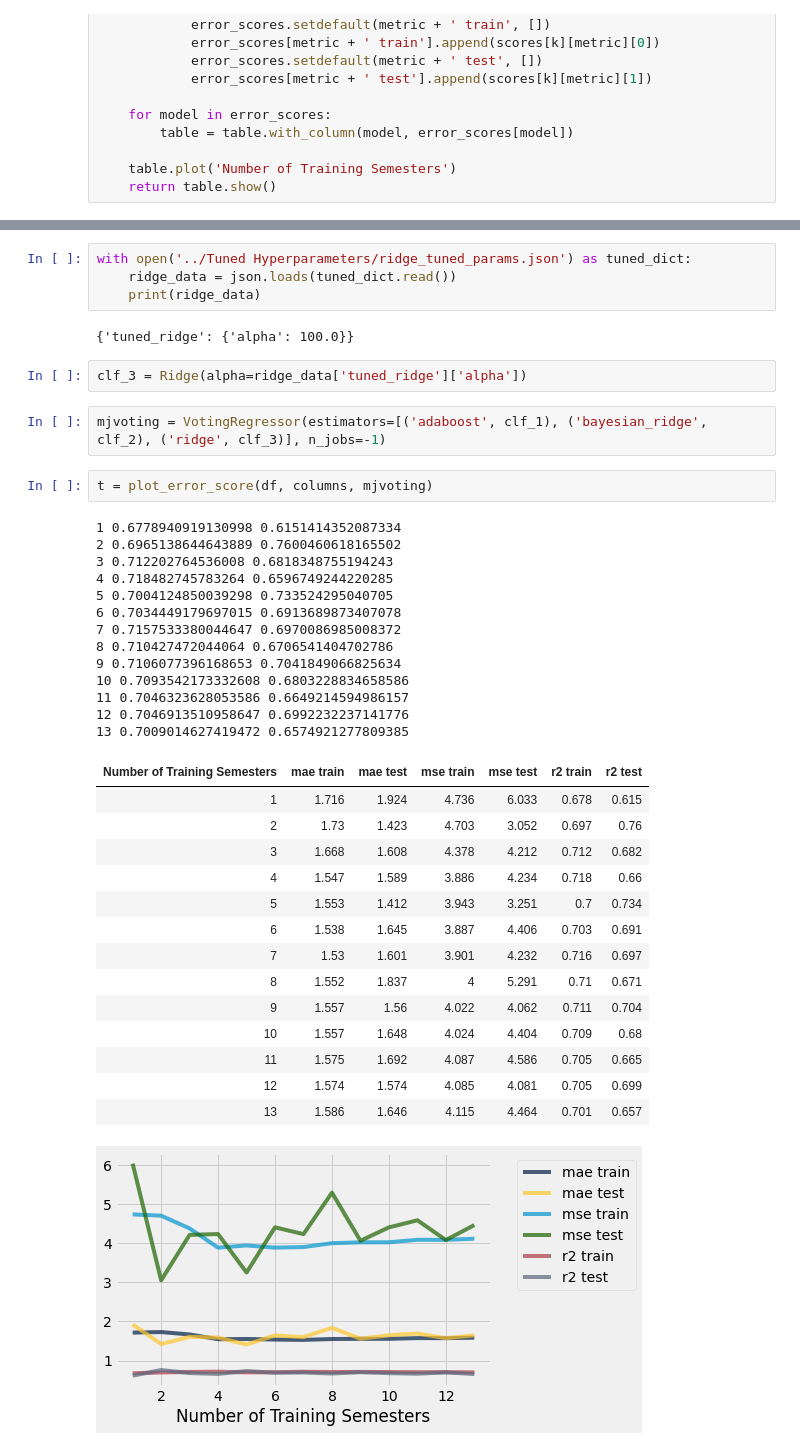
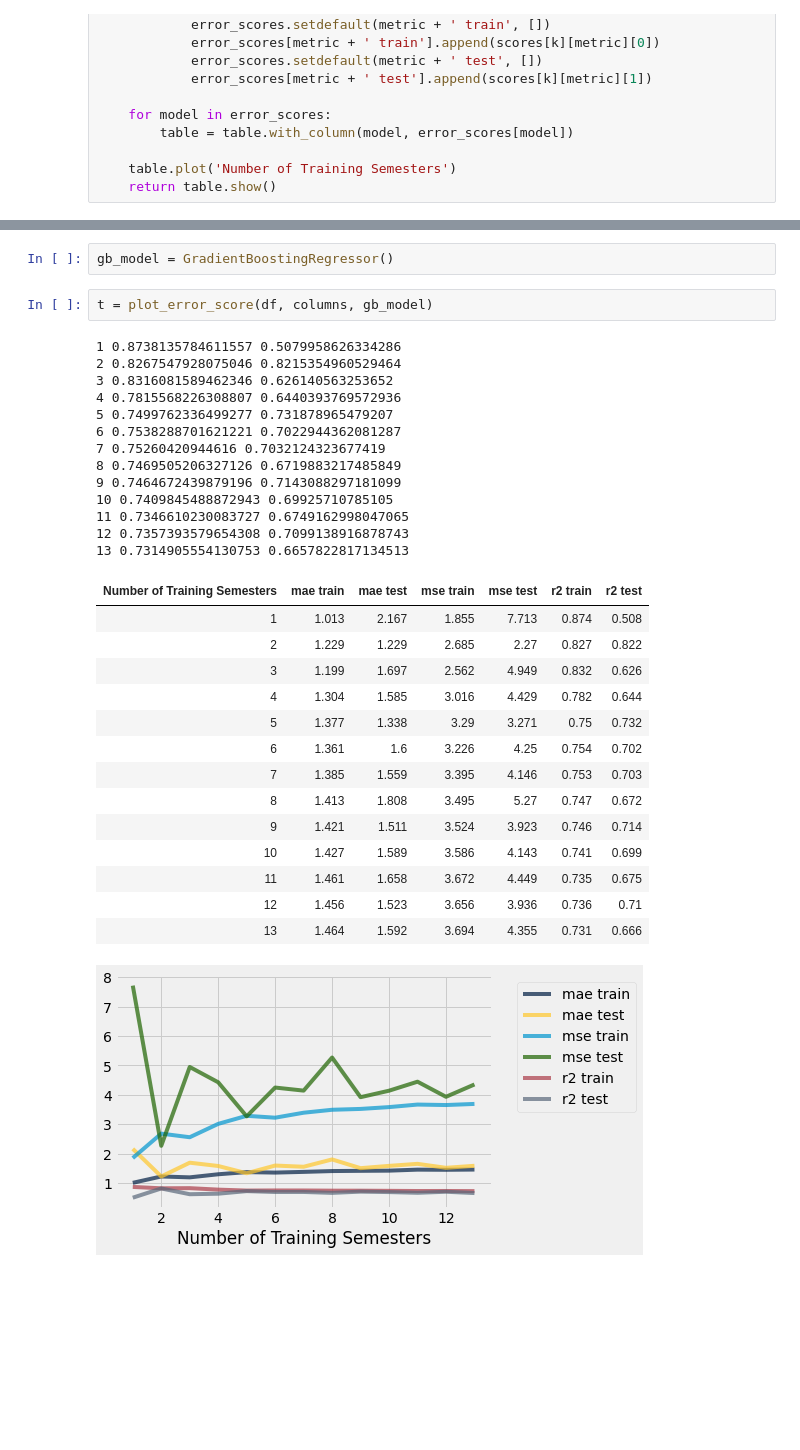
Before and after one commit to ali0jn/Smart-Advisor, a Jupyter notebook: data_mining/Ensemble Models/Gradient Boosting Regressor.ipynb, the cells around one changed output, grey strips where cells are left out. Saved outputs shown, nothing was run; the diff lists cells and outputs as text; blank space fills up the shorter version.

```diff
--- a/data_mining/Ensemble Models/Majority Voting Analysis.ipynb
+++ b/data_mining/Ensemble Models/Gradient Boosting Regressor.ipynb
@@ -204,43 +184,35 @@ clf_2 = BayesianRidge(alpha_1=bayesian_data['tuned_bayesian']['alpha_1'],
-# %%
-with open('../Tuned Hyperparameters/ridge_tuned_params.json') as tuned_dict:
-    ridge_data = json.loads(tuned_dict.read())
-    print(ridge_data)
-# %% [output]
-{'tuned_ridge': {'alpha': 100.0}}
-# %%
-clf_3 = Ridge(alpha=ridge_data['tuned_ridge']['alpha'])
-# %%
-mjvoting = VotingRegressor(estimators=[('adaboost', clf_1), ('bayesian_ridge', clf_2), ('ridge', clf_3)], n_jobs=-1)
+# %%
+gb_model = GradientBoostingRegressor()
 # %%
-t = plot_error_score(df, columns, mjvoting)
+t = plot_error_score(df, columns, gb_model)
 # %% [output]
-1 0.6778940919130998 0.6151414352087334
-2 0.6965138644643889 0.7600460618165502
-3 0.712202764536008 0.6818348755194243
-4 0.718482745783264 0.6596749244220285
-5 0.7004124850039298 0.733524295040705
-6 0.7034449179697015 0.6913689873407078
-7 0.7157533380044647 0.6970086985008372
-8 0.710427472044064 0.6706541404702786
-9 0.7106077396168653 0.7041849066825634
-10 0.7093542173332608 0.6803228834658586
-11 0.7046323628053586 0.6649214594986157
-12 0.7046913510958647 0.6992232237141776
-13 0.7009014627419472 0.6574921277809385
+1 0.8738135784611557 0.5079958626334286
+2 0.8267547928075046 0.8215354960529464
+3 0.8316081589462346 0.626140563253652
+4 0.7815568226308807 0.6440393769572936
+5 0.7499762336499277 0.731878965479207
+6 0.7538288701621221 0.7022944362081287
+7 0.75260420944616 0.7032124323677419
+8 0.7469505206327126 0.6719883217485849
+9 0.7464672439879196 0.7143088297181099
+10 0.7409845488872943 0.69925710785105
+11 0.7346610230083727 0.6749162998047065
+12 0.7357393579654308 0.7099138916878743
+13 0.7314905554130753 0.6657822817134513
 | Number of Training Semesters | mae train | mae test | mse train | mse test | r2 train | r2 test |
-| 1 | 1.716 | 1.924 | 4.736 | 6.033 | 0.678 | 0.615 |
-| 2 | 1.73 | 1.423 | 4.703 | 3.052 | 0.697 | 0.76 |
-| 3 | 1.668 | 1.608 | 4.378 | 4.212 | 0.712 | 0.682 |
-| 4 | 1.547 | 1.589 | 3.886 | 4.234 | 0.718 | 0.66 |
-| 5 | 1.553 | 1.412 | 3.943 | 3.251 | 0.7 | 0.734 |
-| 6 | 1.538 | 1.645 | 3.887 | 4.406 | 0.703 | 0.691 |
-| 7 | 1.53 | 1.601 | 3.901 | 4.232 | 0.716 | 0.697 |
-| 8 | 1.552 | 1.837 | 4 | 5.291 | 0.71 | 0.671 |
-| 9 | 1.557 | 1.56 | 4.022 | 4.062 | 0.711 | 0.704 |
-| 10 | 1.557 | 1.648 | 4.024 | 4.404 | 0.709 | 0.68 |
-| 11 | 1.575 | 1.692 | 4.087 | 4.586 | 0.705 | 0.665 |
-| 12 | 1.574 | 1.574 | 4.085 | 4.081 | 0.705 | 0.699 |
-| 13 | 1.586 | 1.646 | 4.115 | 4.464 | 0.701 | 0.657 |
+| 1 | 1.013 | 2.167 | 1.855 | 7.713 | 0.874 | 0.508 |
+| 2 | 1.229 | 1.229 | 2.685 | 2.27 | 0.827 | 0.822 |
+| 3 | 1.199 | 1.697 | 2.562 | 4.949 | 0.832 | 0.626 |
+| 4 | 1.304 | 1.585 | 3.016 | 4.429 | 0.782 | 0.644 |
+| 5 | 1.377 | 1.338 | 3.29 | 3.271 | 0.75 | 0.732 |
+| 6 | 1.361 | 1.6 | 3.226 | 4.25 | 0.754 | 0.702 |
+| 7 | 1.385 | 1.559 | 3.395 | 4.146 | 0.753 | 0.703 |
+| 8 | 1.413 | 1.808 | 3.495 | 5.27 | 0.747 | 0.672 |
+| 9 | 1.421 | 1.511 | 3.524 | 3.923 | 0.746 | 0.714 |
+| 10 | 1.427 | 1.589 | 3.586 | 4.143 | 0.741 | 0.699 |
+| 11 | 1.461 | 1.658 | 3.672 | 4.449 | 0.735 | 0.675 |
+| 12 | 1.456 | 1.523 | 3.656 | 3.936 | 0.736 | 0.71 |
+| 13 | 1.464 | 1.592 | 3.694 | 4.355 | 0.731 | 0.666 |
-[figure, old version]
+[figure, new version]
 # %%
 import pickle
```
Also changed, not shown: parts of 8 cells of this notebook, 26 other files.
